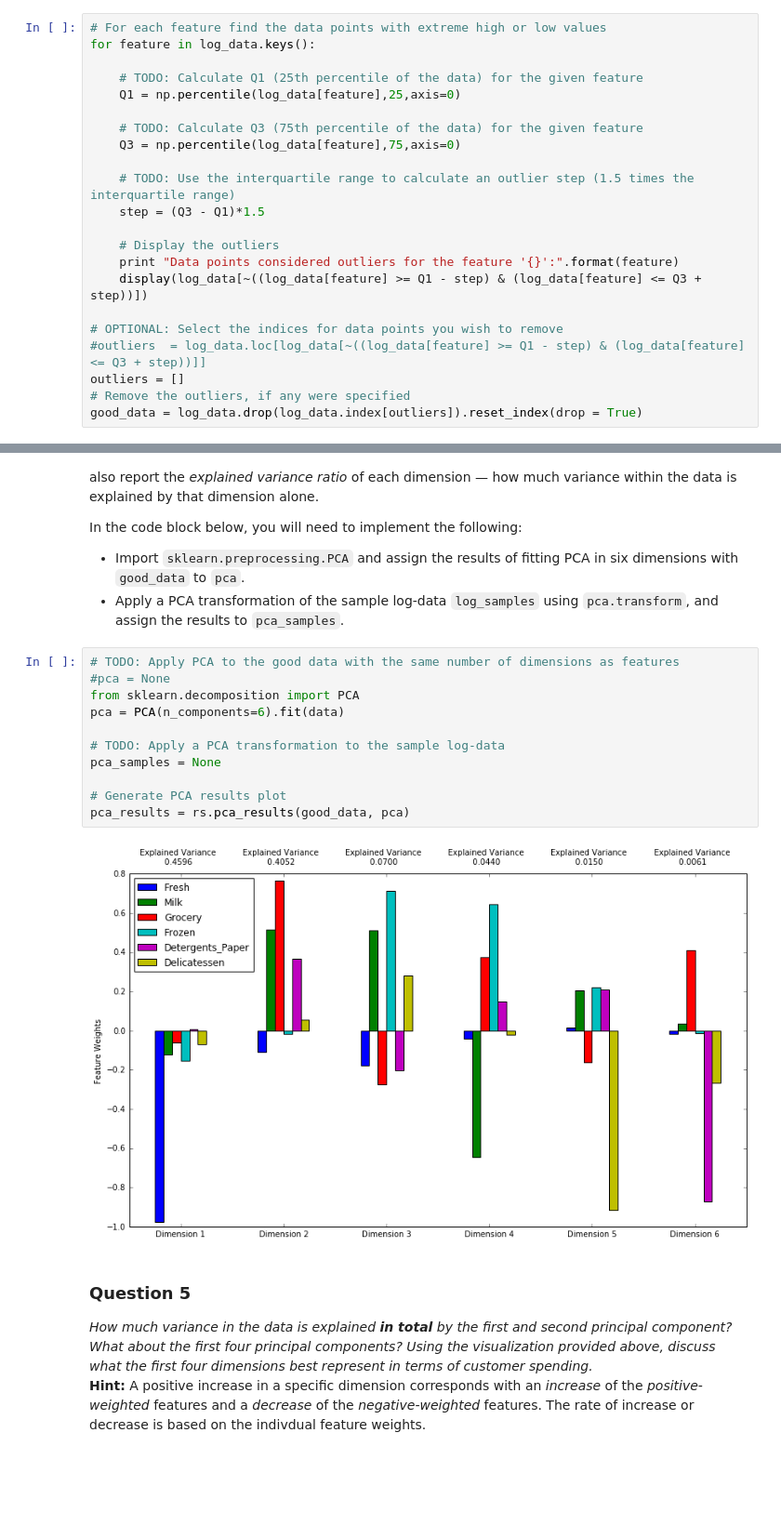
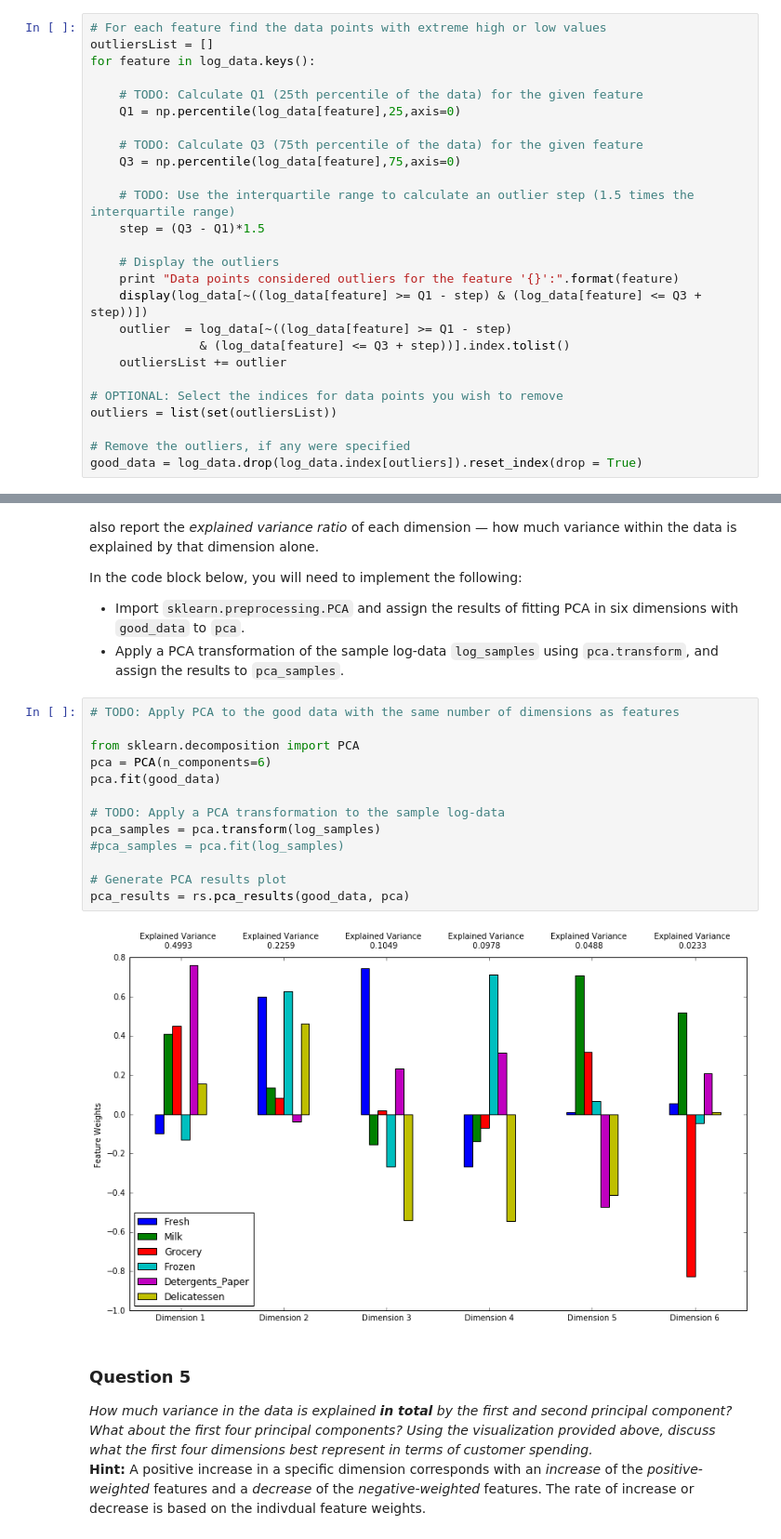
Before and after one commit to sjbaek/MLND_P3, a Jupyter notebook: customer_segments-SB submit1.ipynb, the cells around one changed output, grey strips where cells are left out. Shown at 93% size. Saved outputs shown, nothing was run; the diff lists cells and outputs as text; blank space fills up the shorter version.

```diff
--- a/customer_segments-SB submit1.ipynb
+++ b/customer_segments-SB submit1.ipynb
@@ -220,5 +220,6 @@ data.describe()
 # %%
 # For each feature find the data points with extreme high or low values
+outliersList = []
 for feature in log_data.keys():
 
     # TODO: Calculate Q1 (25th percentile of the data) for the given feature
@@ -233,10 +234,13 @@ for feature in log_data.keys():
     # Display the outliers
     print "Data points considered outliers for the feature '{}':".format(feature)
     display(log_data[~((log_data[feature] >= Q1 - step) & (log_data[feature] <= Q3 + step))])
+    outlier  = log_data[~((log_data[feature] >= Q1 - step)
+               & (log_data[feature] <= Q3 + step))].index.tolist()
+    outliersList += outlier
 
 # OPTIONAL: Select the indices for data points you wish to remove
-#outliers  = log_data.loc[log_data[~((log_data[feature] >= Q1 - step) & (log_data[feature] <= Q3 + step))]]
-outliers = []
+outliers = list(set(outliersList))
+
 # Remove the outliers, if any were specified
 good_data = log_data.drop(log_data.index[outliers]).reset_index(drop = True)
 # %% [output]
@@ -318,17 +322,19 @@ In the code block below, you will need to implement the following:
  - Apply a PCA transformation of the sample log-data `log_samples` using `pca.transform`, and assign the results to `pca_samples`.
 # %%
 # TODO: Apply PCA to the good data with the same number of dimensions as features
-#pca = None
+
 from sklearn.decomposition import PCA
-pca = PCA(n_components=6).fit(data)
+pca = PCA(n_components=6)
+pca.fit(good_data)
 
 # TODO: Apply a PCA transformation to the sample log-data
-pca_samples = None
+pca_samples = pca.transform(log_samples)
+#pca_samples = pca.fit(log_samples)
 
 # Generate PCA results plot
 pca_results = rs.pca_results(good_data, pca)
 # %% [output]
-[figure, old version]
+[figure, new version]
 # %% [markdown]
 ### Question 5
 *How much variance in the data is explained* ***in total*** *by the first and second principal component? What about the first four principal components? Using the visualization provided above, discuss what the first four dimensions best represent in terms of customer spending.*
```
Also changed, not shown: parts of 11 cells of this notebook.
